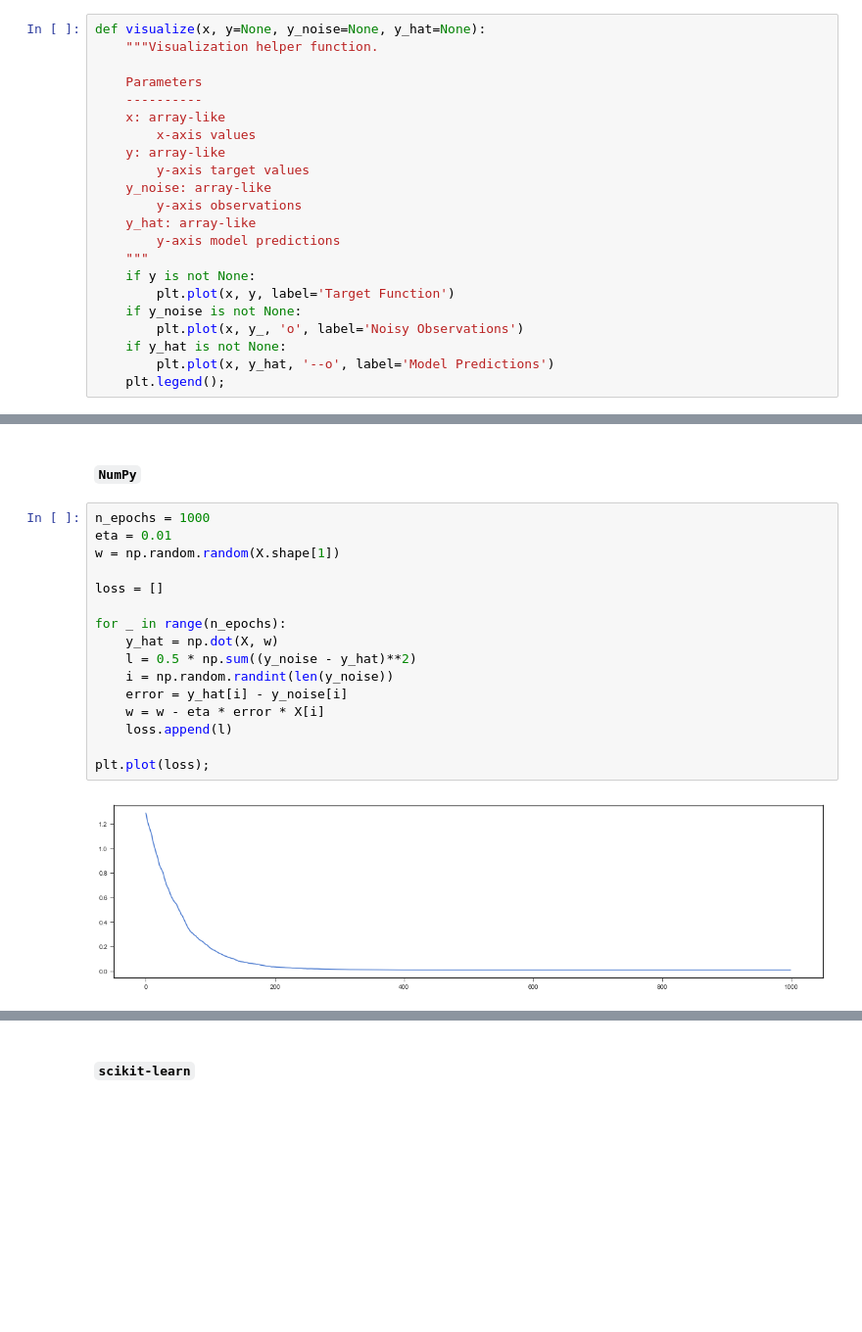
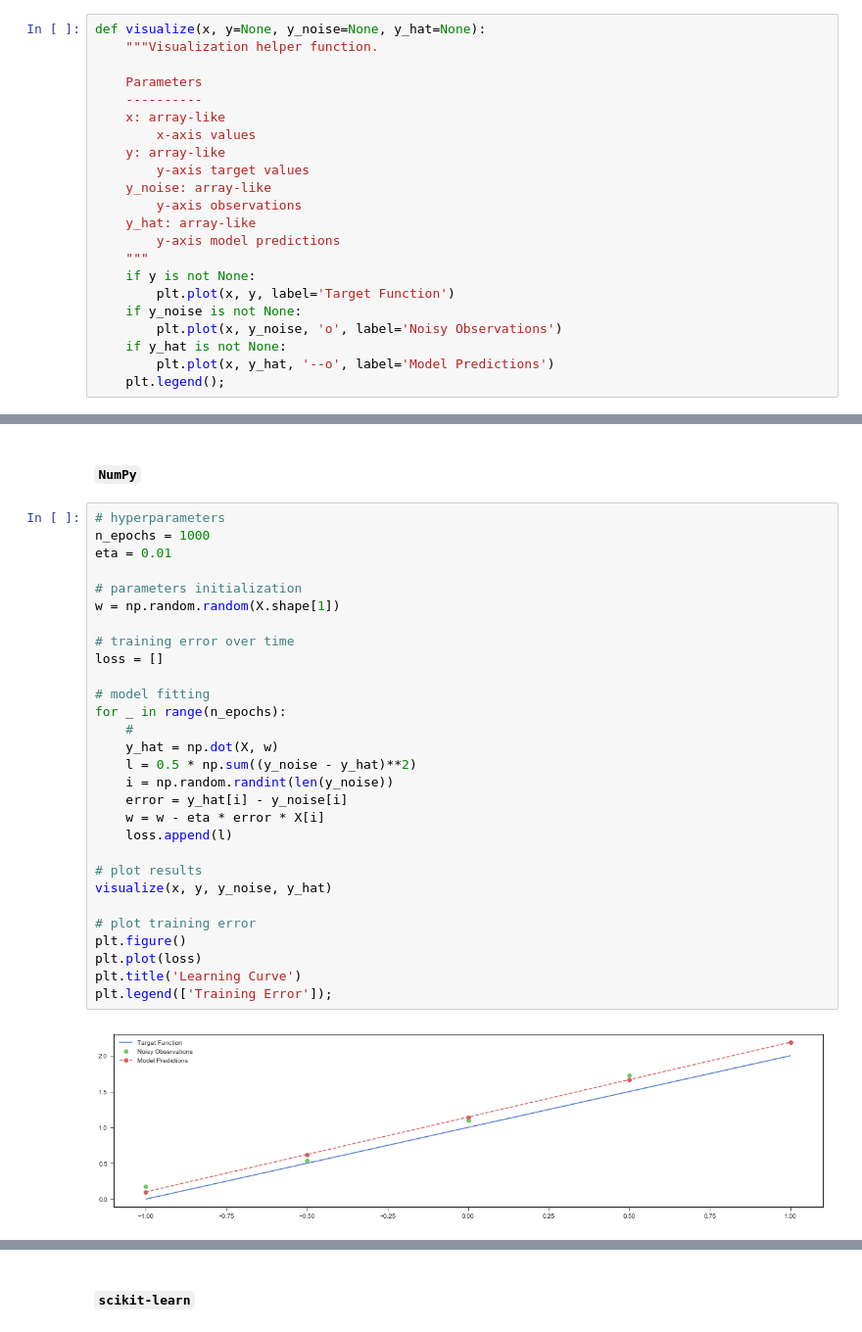
Before and after one commit to vishalbelsare/Docs, a Jupyter notebook: workshop-01/notebooks/Linear Models.ipynb, the cells around one changed output, grey strips where cells are left out. Shown at 98% size. Cells and saved outputs as stored; diff of their text form; blank space fills up the shorter version.

```diff
--- a/workshop-01/notebooks/Linear Models.ipynb
+++ b/workshop-01/notebooks/Linear Models.ipynb
@@ -56,7 +60,7 @@ def visualize(x, y=None, y_noise=None, y_hat=None):
     if y is not None:
         plt.plot(x, y, label='Target Function')
     if y_noise is not None:
-        plt.plot(x, y_, 'o', label='Noisy Observations')
+        plt.plot(x, y_noise, 'o', label='Noisy Observations')
     if y_hat is not None:
         plt.plot(x, y_hat, '--o', label='Model Predictions')
     plt.legend();
@@ -99,20 +103,33 @@ $$
 # %% [markdown]
 #### `NumPy` <a class="anchor" id="sgd-numpy"></a>
 # %%
+# hyperparameters
 n_epochs = 1000
 eta = 0.01
+
+# parameters initialization
 w = np.random.random(X.shape[1])
 
+# training error over time
 loss = []
 
+# model fitting
 for _ in range(n_epochs):
+    #
     y_hat = np.dot(X, w)
     l = 0.5 * np.sum((y_noise - y_hat)**2)
     i = np.random.randint(len(y_noise))
     error = y_hat[i] - y_noise[i]
     w = w - eta * error * X[i]
     loss.append(l)
 
-plt.plot(loss);
+# plot results
+visualize(x, y, y_noise, y_hat)
+
+# plot training error
+plt.figure()
+plt.plot(loss)
+plt.title('Learning Curve')
+plt.legend(['Training Error']);
 # %% [output]
-[figure, old version]
+[figure, new version]
```
Also changed, not shown: parts of 9 cells of this notebook.
